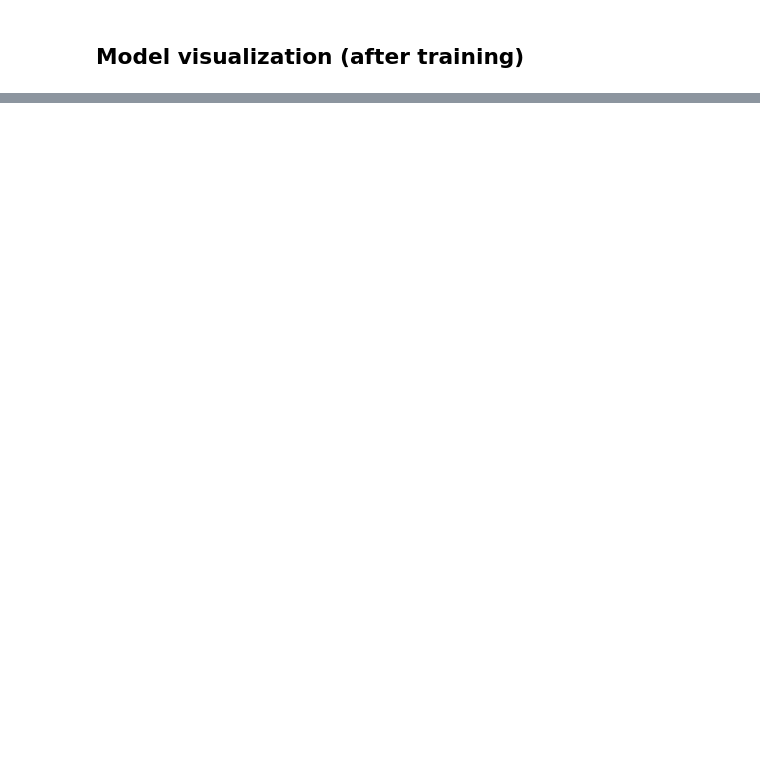
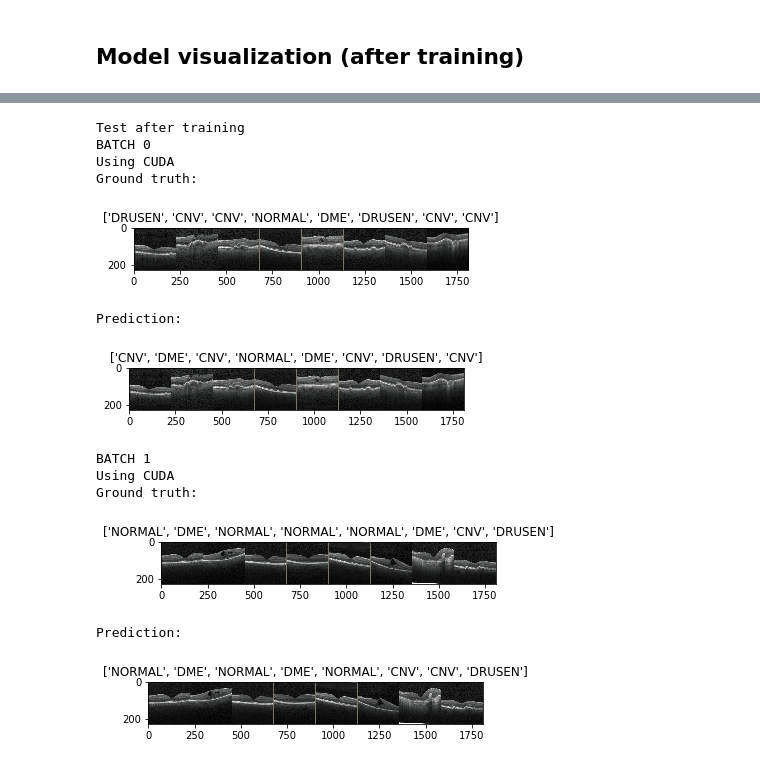
Before and after one commit to carloalbertobarbano/pytorch_tests, a Jupyter notebook: VGG-16/VGG16_v2-OCT2017_Retina.ipynb, the cells around one changed output, grey strips where cells are left out. Saved outputs shown, nothing was run; the diff lists cells and outputs as text; code cells hidden in the pictures; blank space fills up the shorter version.

```diff
--- a/VGG-16/VGG16_v2-OCT2017_Retina.ipynb
+++ b/VGG-16/VGG16_v2-OCT2017_Retina.ipynb
@@ -382,4 +416,18 @@ model = train_model(vgg16, model, criterion, optimizer_ft, exp_lr_scheduler, num
 # %%
 print("Test after training")
 visualize_model(vgg16, model, num_images=16)
-torch.save(model.state_dict(), 'VGG16_feature_extractor.pt')
+torch.save(model.state_dict(), 'VGG16_v2-OCT_Retina.pt')
+# %% [output]
+Test after training
+BATCH 0
+Using CUDA
+Ground truth:
+[figure, added]
+Prediction:
+[figure, added]
+BATCH 1
+Using CUDA
+Ground truth:
+[figure, added]
+Prediction:
+[figure, added]
```
Also changed, not shown: parts of 9 cells of this notebook, 1 other file.
